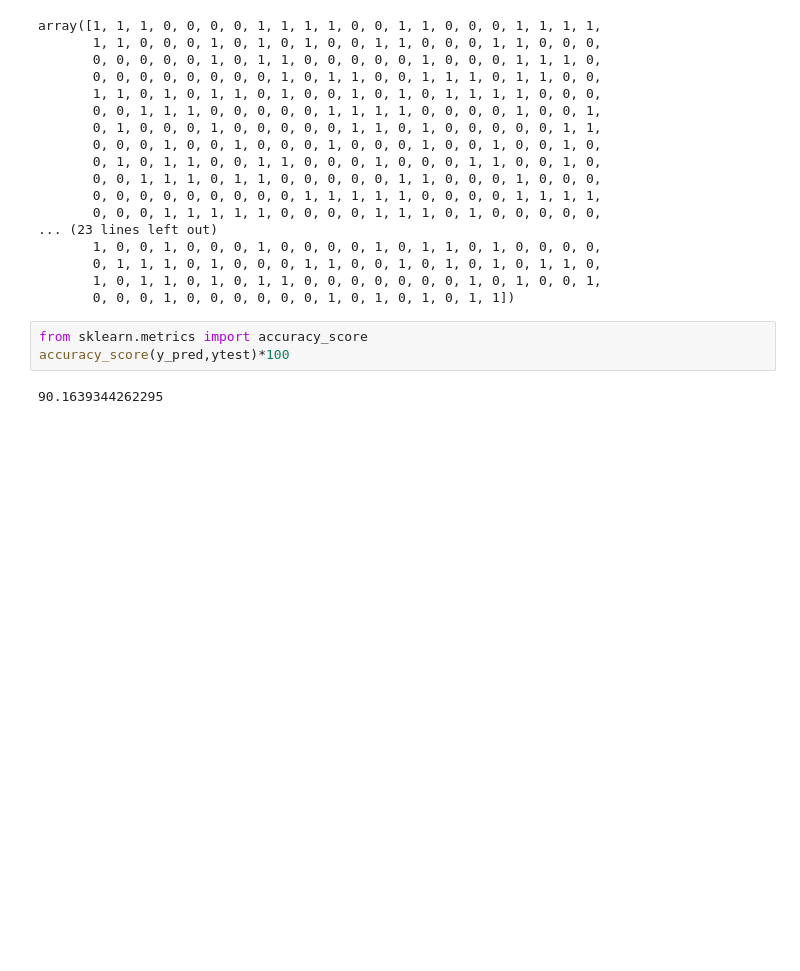
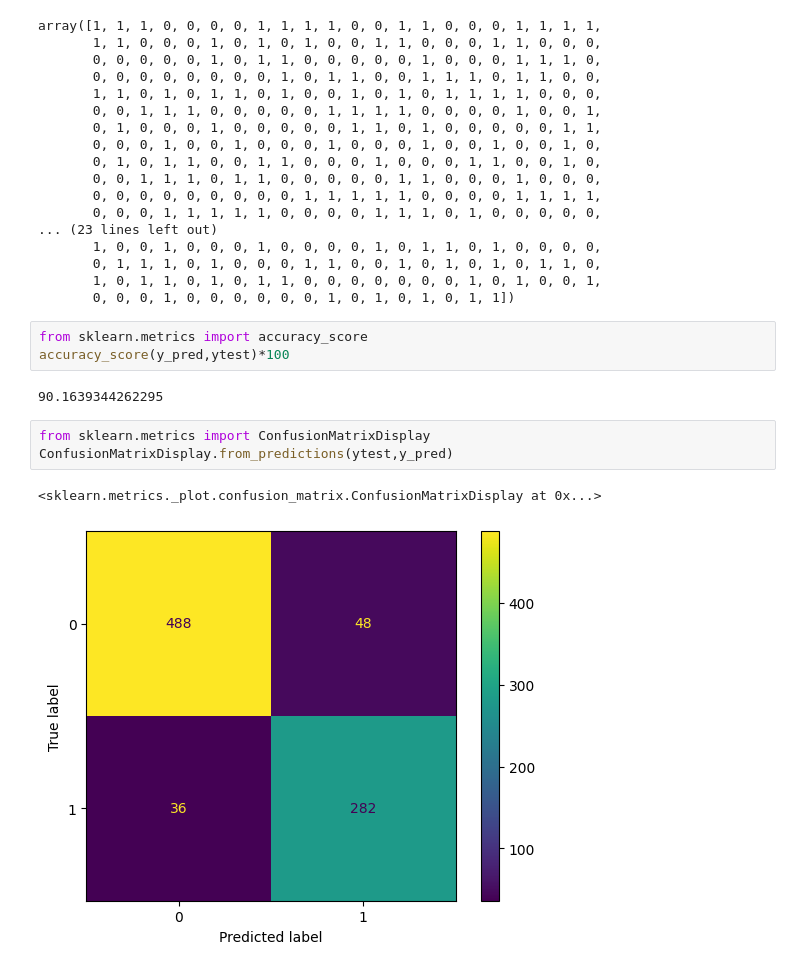
Before and after one commit to resinvrajan/mechine-learning-journy-works, a Jupyter notebook: feature engineering/loan/process_loan.ipynb, the cells around one changed output. Cells and saved outputs as stored; diff of their text form; blank space fills up the shorter version.

```diff
--- a/feature engineering/loan/process_loan.ipynb
+++ b/feature engineering/loan/process_loan.ipynb
@@ -139,3 +139,9 @@ from sklearn.metrics import accuracy_score
 accuracy_score(y_pred,ytest)*100
 # %% [output]
 90.1639344262295
+# %%
+from sklearn.metrics import ConfusionMatrixDisplay
+ConfusionMatrixDisplay.from_predictions(ytest,y_pred)
+# %% [output]
+<sklearn.metrics._plot.confusion_matrix.ConfusionMatrixDisplay at 0x...>
+[figure, added]
```
Also changed, not shown: parts of 1 cell of this notebook, 7 other files.
